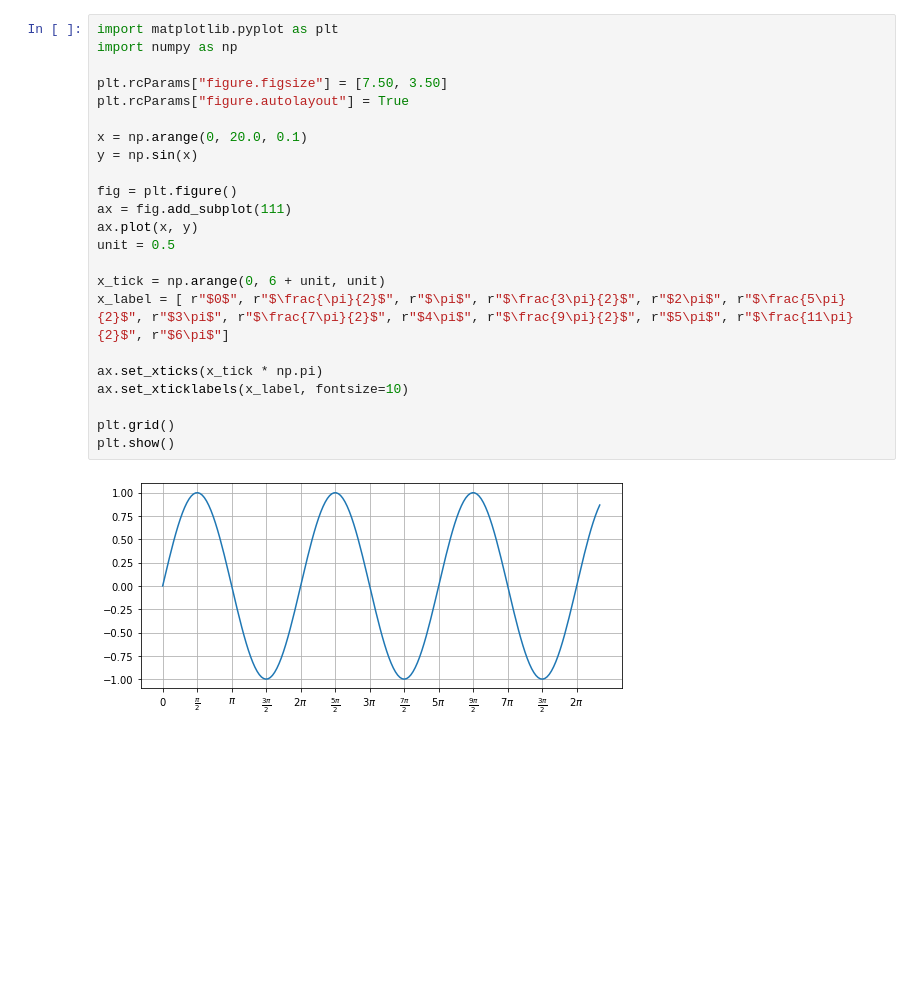
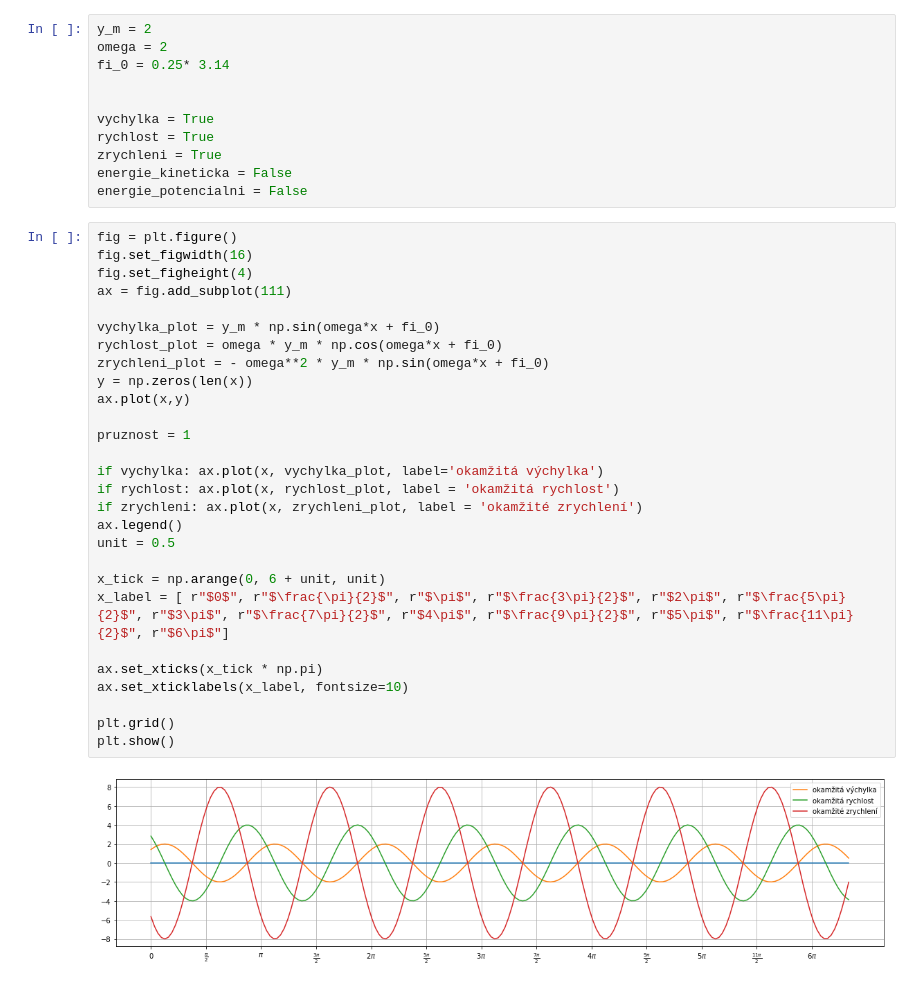
Before and after one commit to JohnyCoder238/vlneni, a Jupyter notebook: vlnky.ipynb, the cells around one changed output. Cells and saved outputs as stored; diff of their text form; blank space fills up the shorter version.

```diff
--- a/vlnky.ipynb
+++ b/vlnky.ipynb
@@ -1,25 +21,41 @@
+# %%
+y_m = 2
+omega = 2
+fi_0 = 0.25* 3.14
+
+
+vychylka = True
+rychlost = True
+zrychleni = True
+energie_kineticka = False
+energie_potencialni = False
 # %%
-import matplotlib.pyplot as plt
-import numpy as np
+fig = plt.figure()
+fig.set_figwidth(16)
+fig.set_figheight(4)
+ax = fig.add_subplot(111)
 
-plt.rcParams["figure.figsize"] = [7.50, 3.50]
-plt.rcParams["figure.autolayout"] = True
+vychylka_plot = y_m * np.sin(omega*x + fi_0)
+rychlost_plot = omega * y_m * np.cos(omega*x + fi_0)
+zrychleni_plot = - omega**2 * y_m * np.sin(omega*x + fi_0)
+y = np.zeros(len(x))
+ax.plot(x,y)
 
-x = np.arange(0, 20.0, 0.1)
-y = np.sin(x)
+pruznost = 1
 
-fig = plt.figure()
-ax = fig.add_subplot(111)
-ax.plot(x, y)
+if vychylka: ax.plot(x, vychylka_plot, label='okamžitá výchylka')
+if rychlost: ax.plot(x, rychlost_plot, label = 'okamžitá rychlost')
+if zrychleni: ax.plot(x, zrychleni_plot, label = 'okamžité zrychlení')
+ax.legend()
 unit = 0.5
 
 x_tick = np.arange(0, 6 + unit, unit)
 x_label = [ r"$0$", r"$\frac{\pi}{2}$", r"$\pi$", r"$\frac{3\pi}{2}$", r"$2\pi$", r"$\frac{5\pi}{2}$", r"$3\pi$", r"$\frac{7\pi}{2}$", r"$4\pi$", r"$\frac{9\pi}{2}$", r"$5\pi$", r"$\frac{11\pi}{2}$", r"$6\pi$"]
 
 ax.set_xticks(x_tick * np.pi)
 ax.set_xticklabels(x_label, fontsize=10)
 
 plt.grid()
 plt.show()
 # %% [output]
-[figure, old version]
+[figure, new version]
```
Also changed, not shown: parts of 2 cells of this notebook.
